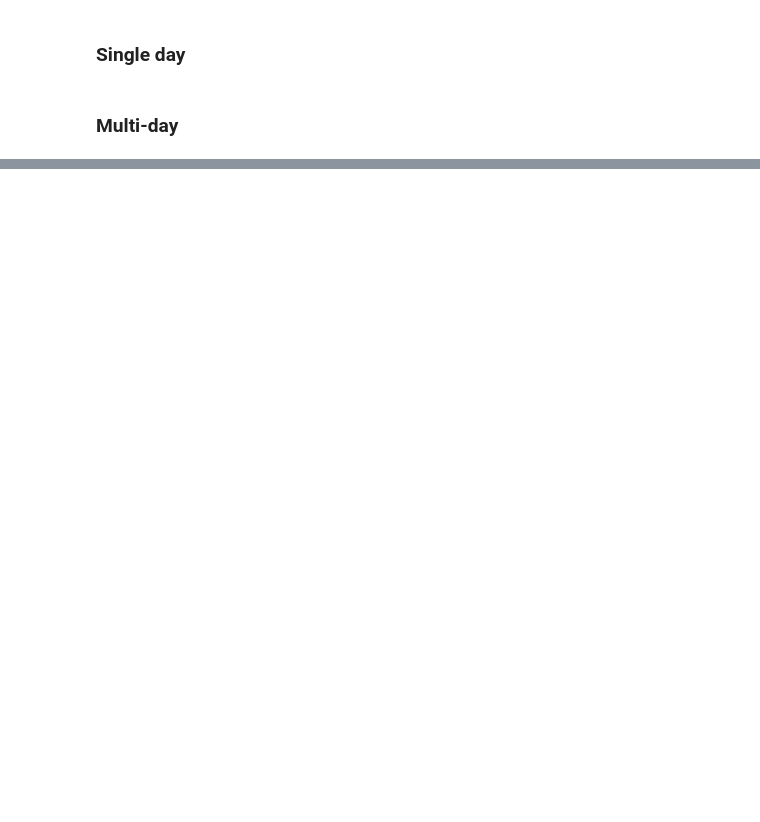
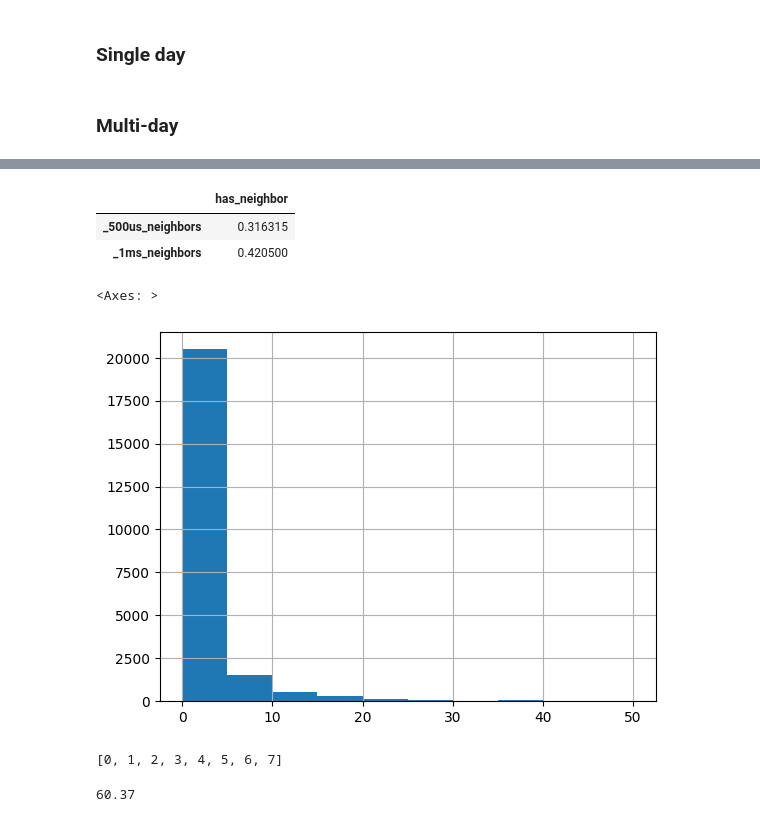
Before and after one commit to n-petit/lobster-tools, a Jupyter notebook: notebooks/08_etf_pipeline.ipynb, the cells around one changed output, grey strips where cells are left out. Drawn from its saved outputs; the diff is of its cells as text; code cells hidden in the pictures; blank space fills up the shorter version.

```diff
--- a/notebooks/08_etf_pipeline.ipynb
+++ b/notebooks/08_etf_pipeline.ipynb
@@ -163,0 +205,23 @@ etf_executions.sort_index(inplace=True)
+# %%
+# equities=["APA", "BKR", "HAL"]
+# all csv in folder
+# equities=['APA', 'XOM', 'EOG', 'OXY', 'MPC', 'HES', 'BKR', 'KMI', 'PXD', 'PSX', 'HAL', 'DVN', 'OKE', 'CVX', 'FANG', 'VLO', 'WMB', 'COP', 'SLB']
+equities = ['HES',
+ 'EOG',
+ 'VLO',
+ 'DVN',
+ 'OXY',
+ 'PXD',
+ 'XOM',
+ 'COP',
+ 'WMB',
+ 'HAL',
+ 'PSX',
+ 'CVX',
+ 'OKE',
+ 'BKR']
+etfs = ["XLE"]
+# %%
+equity_executions = pd.concat(
+    [get_data_from_arctic_(ticker=ticker) for ticker in equities]
+).sort_index()
@@ -164,3 +249,7 @@ etf_executions.sort_index(inplace=True)
+# %%
+etf_executions = pd.concat(
+    [get_data_from_arctic_(ticker=ticker) for ticker in etfs]
+).sort_index()
 # %%
 #TODO: pickle and load pickles.. looks like nbdev doesn't work with cell magics
 # %%
@@ -257,7 +462,36 @@ def compute_neighbor_statistics(etf_executions_neighbors: pd.DataFrame):
     return neighbor_statistics
 
 neighbor_statistics = compute_neighbor_statistics(etf_executions_neighbors)
-pd.DataFrame({'has_neighbor':neighbor_statistics}).style.format("{:.2%}")
+# pd.DataFrame({'has_neighbor':neighbor_statistics}).style.format("{:.2%}")
+pd.DataFrame({'has_neighbor':neighbor_statistics})
+# %% [output]
+|  | has_neighbor |
+| _500us_neighbors | 0.316315 |
+| _1ms_neighbors | 0.420500 |
 # %%
 # | eval: false
 etf_executions_features = append_features(etf_executions=etf_executions_neighbors, equity_executions=equity_executions)
+# %%
+# | eval: false
+etf_executions_features["_500us_num_trades"] = etf_executions_features._500us_num_trades_os_af + etf_executions_features._500us_num_trades_os_bf + etf_executions_features._500us_num_trades_ss_af + etf_executions_features._500us_num_trades_ss_bf
+# %%
+# | eval: false
+etf_executions_features._500us_num_trades.hist()
+# %% [output]
+<Axes: >
+[figure, added]
+# %%
+# | eval: false
+val_counts = etf_executions_features.value_counts(subset="_500us_num_trades")
+val_counts.where(val_counts > 100).dropna().index.values.tolist()
+# %% [output]
+[0, 1, 2, 3, 4, 5, 6, 7]
+# %%
+# | eval: false
+ENOUGH_DATA = 7
+etf_executions_features.query(f"_500us_num_trades <= {ENOUGH_DATA}")
+
+CLOSE_PRICE = ( etf_executions_features.query("direction == 1").iloc[-1].price + etf_executions_features.query("direction == -1").iloc[-1].price ) / 2
+print(CLOSE_PRICE)
+# %% [output]
+60.37
```
Also changed, not shown: parts of 39 cells of this notebook, 3 other files.
